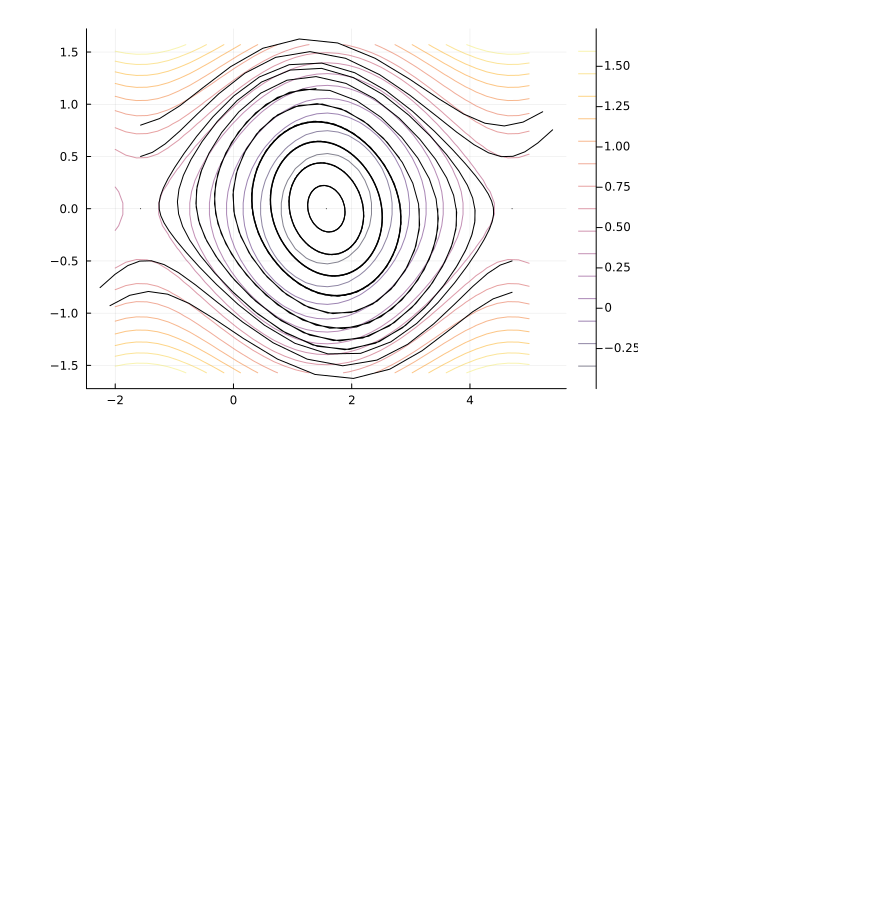
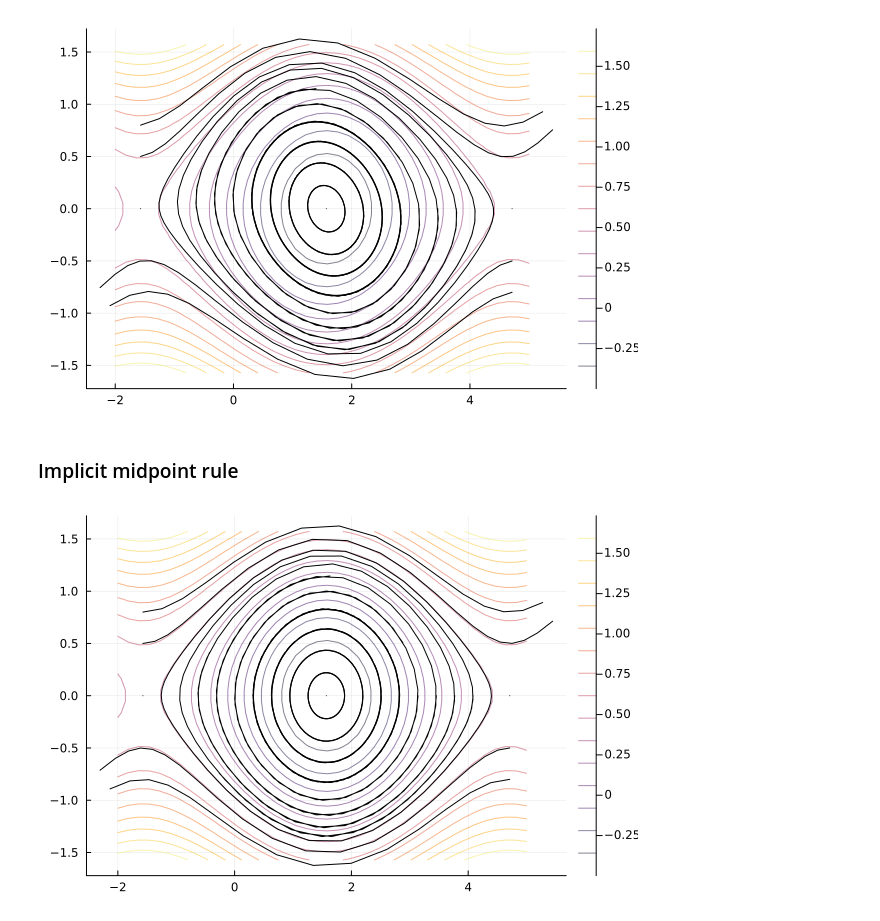
Before and after one commit to Christian-Offen/Symplectic-Integration, a Jupyter notebook: Symplectic versus non-symplectic.ipynb, the cells around one changed output. Saved outputs shown, nothing was run; the diff lists cells and outputs as text; code cells hidden in the pictures; blank space fills up the shorter version.

```diff
--- a/Symplectic versus non-symplectic.ipynb
+++ b/Symplectic versus non-symplectic.ipynb
@@ -155,3 +178,17 @@ pl
 [figure]
 # %%
 #savefig(pl,"PhasePlot_SymplEuler.pdf")
+# %% [markdown]
+### Implicit midpoint rule
+# %%
+# plots
+pl = contour(qq,pp,H.(qq',pp),alpha=0.5);
+PlotMPScale!(pl,scales,z0Phase,stepsContour)
+PlotMP!(pl,[-pi/2,0],stepsContour)
+PlotMP!(pl,[-pi/2,0.5],20)
+PlotMP!(pl,[-pi/2,0.8],15)
+PlotMP!(pl,[3*pi/2,-0.5],20)
+PlotMP!(pl,[3*pi/2,-0.8],15)
+pl
+# %% [output]
+[figure, added]
```
Also changed, not shown: parts of 14 cells of this notebook, 1 other file.
